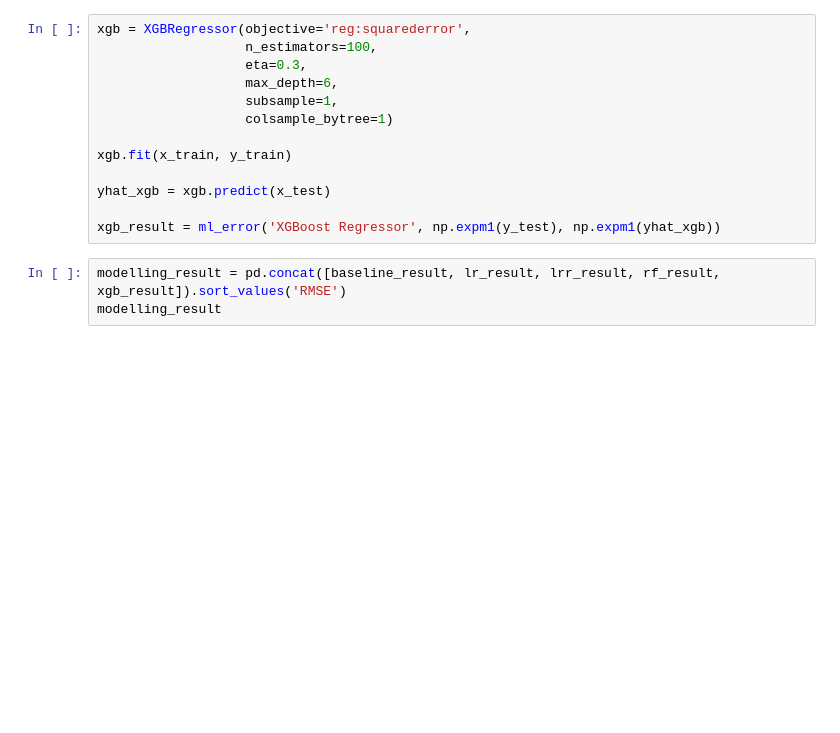
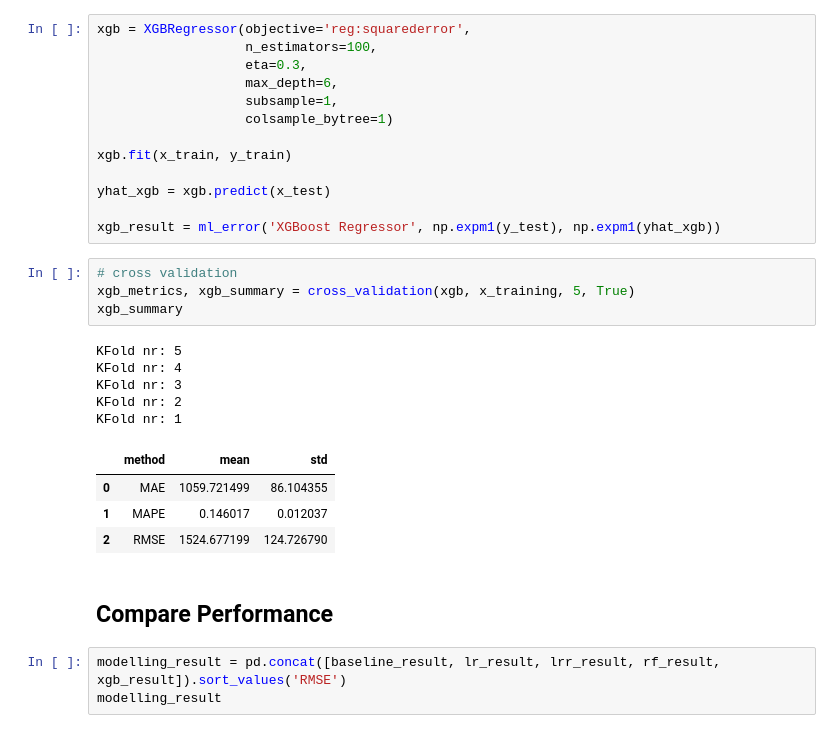
Before and after one commit to biazotogabriel/ds_em_producao, a Jupyter notebook: notebook.ipynb, the cells around one changed output. Saved outputs shown, nothing was run; the diff lists cells and outputs as text; blank space fills up the shorter version.

```diff
--- a/notebook.ipynb
+++ b/notebook.ipynb
@@ -1090,6 +1141,22 @@ xgb.fit(x_train, y_train)
 yhat_xgb = xgb.predict(x_test)
 
 xgb_result = ml_error('XGBoost Regressor', np.expm1(y_test), np.expm1(yhat_xgb))
+# %%
+# cross validation
+xgb_metrics, xgb_summary = cross_validation(xgb, x_training, 5, True)
+xgb_summary
+# %% [output]
+KFold nr: 5
+KFold nr: 4
+KFold nr: 3
+KFold nr: 2
+KFold nr: 1
+|  | method | mean | std |
+| 0 | MAE | 1059.721499 | 86.104355 |
+| 1 | MAPE | 0.146017 | 0.012037 |
+| 2 | RMSE | 1524.677199 | 124.726790 |
+# %% [markdown]
+## Compare Performance
 # %%
 modelling_result = pd.concat([baseline_result, lr_result, lrr_result, rf_result, xgb_result]).sort_values('RMSE')
 modelling_result
```
Also changed, not shown: parts of 14 cells of this notebook.
